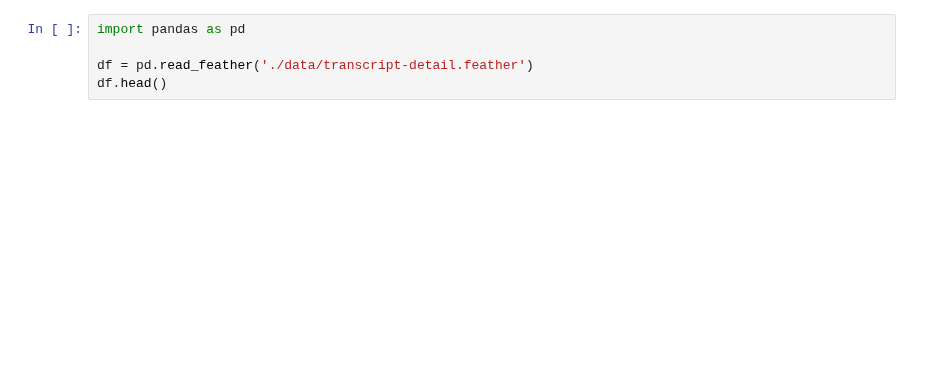
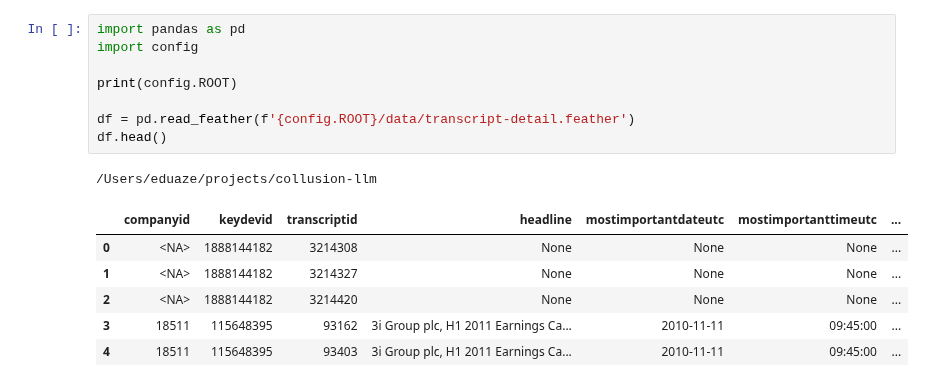
Before and after one commit to eduardomazevedo/collusion-llm, a Jupyter notebook: src/notebooks/describe_capiq_call_details.ipynb, the cells around one changed output. Drawn from its saved outputs; the diff is of its cells as text; blank space fills up the shorter version.

```diff
--- a/src/notebooks/describe_capiq_call_details.ipynb
+++ b/src/notebooks/describe_capiq_call_details.ipynb
@@ -1,7 +1,18 @@
 # %%
 import pandas as pd
+import config
 
-df = pd.read_feather('./data/transcript-detail.feather')
+print(config.ROOT)
+
+df = pd.read_feather(f'{config.ROOT}/data/transcript-detail.feather')
 df.head()
+# %% [output]
+/Users/eduaze/projects/collusion-llm
+|  | companyid | keydevid | transcriptid | headline | mostimportantdateutc | mostimportanttimeutc | ... |
+| 0 | <NA> | 1888144182 | 3214308 | None | None | None | ... |
+| 1 | <NA> | 1888144182 | 3214327 | None | None | None | ... |
+| 2 | <NA> | 1888144182 | 3214420 | None | None | None | ... |
+| 3 | 18511 | 115648395 | 93162 | 3i Group plc, H1 2011 Earnings Ca... | 2010-11-11 | 09:45:00 | ... |
+| 4 | 18511 | 115648395 | 93403 | 3i Group plc, H1 2011 Earnings Ca... | 2010-11-11 | 09:45:00 | ... |
 # %%
 df.dtypes
```
Also changed, not shown: parts of 4 cells of this notebook, 5 other files.
